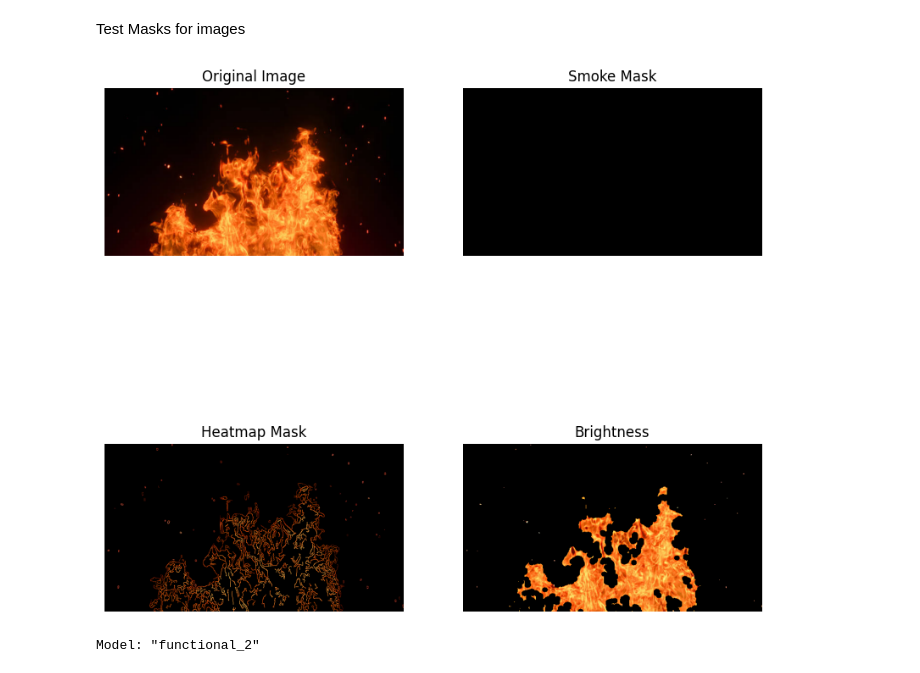
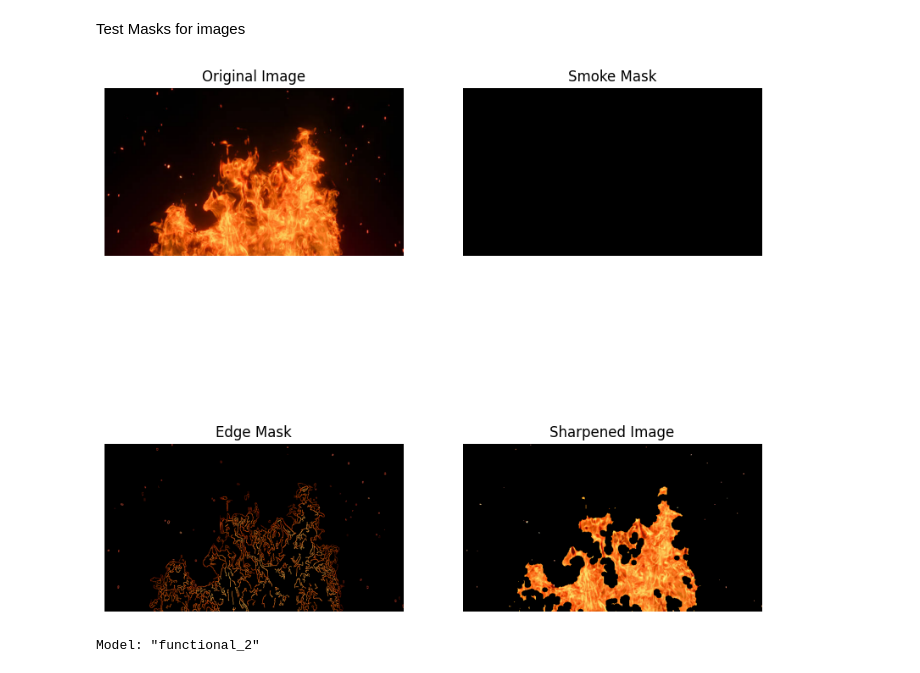
Before and after one commit to ushariRanasinghe/Fire-Detection, a Jupyter notebook: Finalv6.ipynb, the cells around one changed output. Saved outputs shown, nothing was run; the diff lists cells and outputs as text; code cells hidden in the pictures.

```diff
--- a/Finalv6.ipynb
+++ b/Finalv6.ipynb
@@ -320,36 +320,36 @@ def fetch_and_display_image(url):
             return None
     image_np = np.asarray(bytearray(response.content), dtype=np.uint8)
     image = cv2.imdecode(image_np, cv2.IMREAD_COLOR)
     masked_image1, masked_image2, masked_image3 = apply_masks(image)
 
     plt.figure(figsize=(10, 10))
 
     plt.subplot(2, 2, 1)
     plt.imshow(cv2.cvtColor(image, cv2.COLOR_BGR2RGB))
     plt.title('Original Image')
     plt.axis('off')
 
     plt.subplot(2, 2, 2)
     plt.imshow(cv2.cvtColor(masked_image1, cv2.COLOR_BGR2RGB))
     plt.title('Smoke Mask')
     plt.axis('off')
 
     plt.subplot(2, 2, 3)
     plt.imshow(cv2.cvtColor(masked_image2, cv2.COLOR_BGR2RGB))
-    plt.title('Heatmap Mask')
+    plt.title('Edge Mask')
     plt.axis('off')
 
     plt.subplot(2, 2, 4)
     plt.imshow(cv2.cvtColor(masked_image3, cv2.COLOR_BGR2RGB))
-    plt.title('Brightness')
+    plt.title('Sharpened Image')
     plt.axis('off')
 
     plt.show()
 
 url='https://media.istockphoto.com/id/1365868256/photo/3d-fire-and-burning-embers-glowing-fire-glowing-particles-on-black-background.jpg?s=612x612&w=0&k=20&c=hFZsPcXt7f-biW2qnzSyWuiWIXpAAxJ0-uKNKewFGpE='
 fetch_and_display_image(url)
 # %% [output]
-[figure, old version]
+[figure, new version]
 # %%
 def create_model(IMAGE_SHAPE):
     """
```
